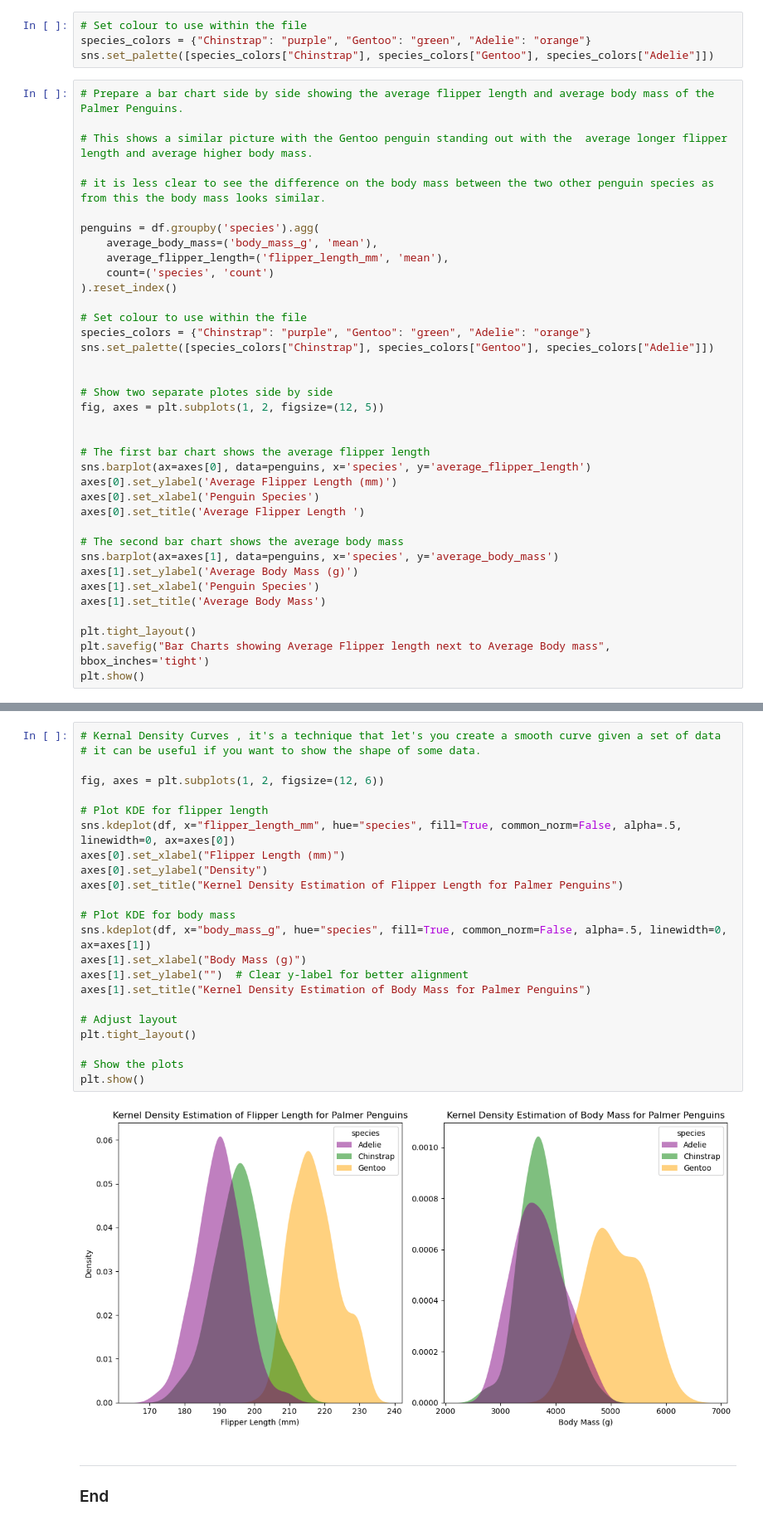
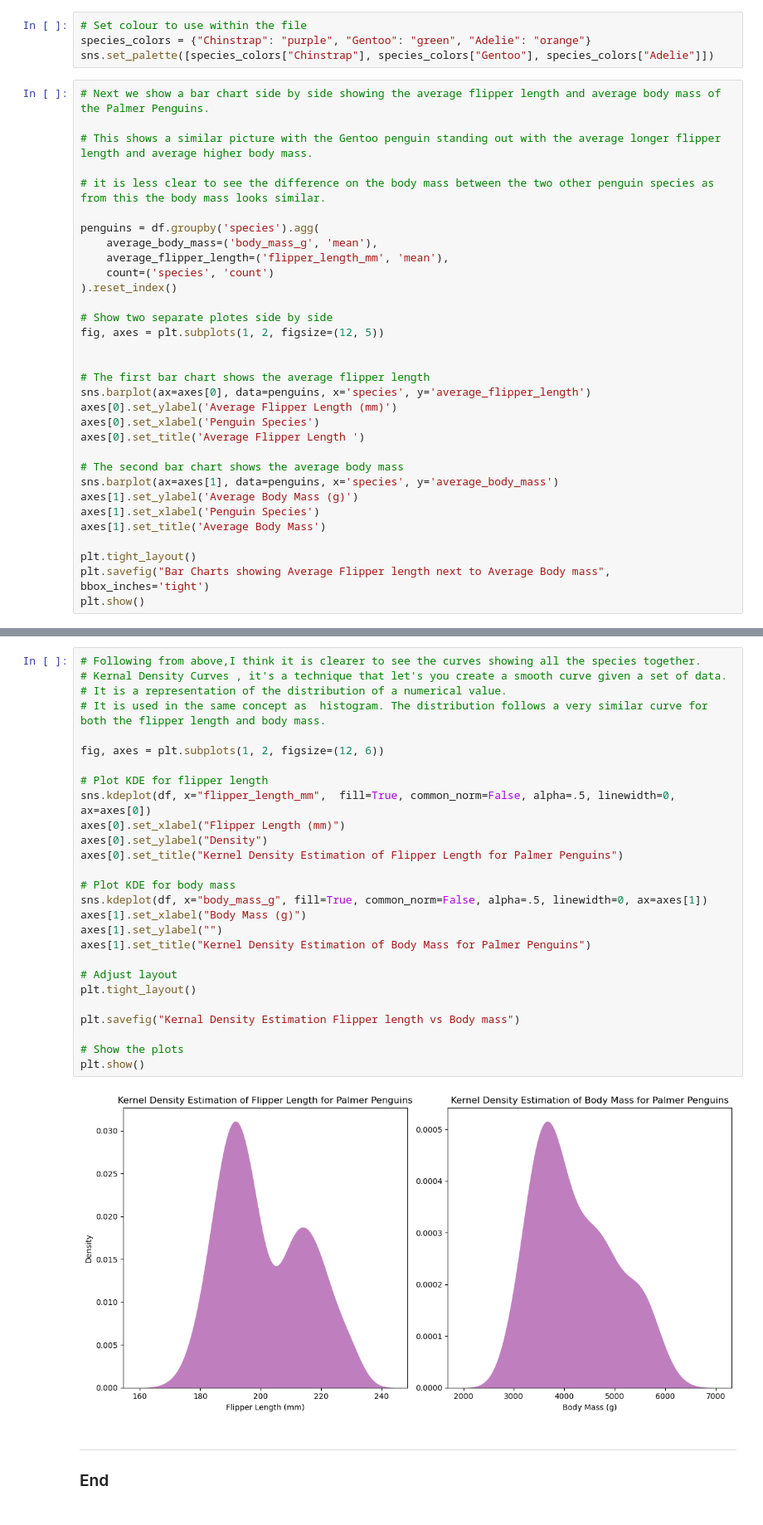
Before and after one commit to Grainne10/myproject, a Jupyter notebook: penguins.ipynb, the cells around one changed output, grey strips where cells are left out. Shown at 83% size. Saved outputs shown, nothing was run; the diff lists cells and outputs as text.

Commit message:
Descriptions of Kernal Density Estimation and PairPlot

```diff
--- a/penguins.ipynb
+++ b/penguins.ipynb
@@ -307,9 +307,9 @@ plt.show()
 species_colors = {"Chinstrap": "purple", "Gentoo": "green", "Adelie": "orange"}
 sns.set_palette([species_colors["Chinstrap"], species_colors["Gentoo"], species_colors["Adelie"]])
 # %%
-# Prepare a bar chart side by side showing the average flipper length and average body mass of the Palmer Penguins.
+# Next we show a bar chart side by side showing the average flipper length and average body mass of the Palmer Penguins.
 
-# This shows a similar picture with the Gentoo penguin standing out with the  average longer flipper length and average higher body mass.
+# This shows a similar picture with the Gentoo penguin standing out with the average longer flipper length and average higher body mass.
 
 # it is less clear to see the difference on the body mass between the two other penguin species as from this the body mass looks similar.
 
@@ -318,11 +318,6 @@ penguins = df.groupby('species').agg(
     average_flipper_length=('flipper_length_mm', 'mean'),
     count=('species', 'count')
 ).reset_index()
-
-# Set colour to use within the file
-species_colors = {"Chinstrap": "purple", "Gentoo": "green", "Adelie": "orange"}
-sns.set_palette([species_colors["Chinstrap"], species_colors["Gentoo"], species_colors["Adelie"]])
-
 
 # Show two separate plotes side by side
 fig, axes = plt.subplots(1, 2, figsize=(12, 5))
@@ -456,30 +438,34 @@ plt.show()
 # %% [output]
 [figure]
 # %%
-# Kernal Density Curves , it's a technique that let's you create a smooth curve given a set of data
-# it can be useful if you want to show the shape of some data.
+# Following from above,I think it is clearer to see the curves showing all the species together.
+# Kernal Density Curves , it's a technique that let's you create a smooth curve given a set of data.
+# It is a representation of the distribution of a numerical value.
+# It is used in the same concept as  histogram. The distribution follows a very similar curve for both the flipper length and body mass.
 
 fig, axes = plt.subplots(1, 2, figsize=(12, 6))
 
 # Plot KDE for flipper length
-sns.kdeplot(df, x="flipper_length_mm", hue="species", fill=True, common_norm=False, alpha=.5, linewidth=0, ax=axes[0])
+sns.kdeplot(df, x="flipper_length_mm",  fill=True, common_norm=False, alpha=.5, linewidth=0, ax=axes[0])
 axes[0].set_xlabel("Flipper Length (mm)")
 axes[0].set_ylabel("Density")
 axes[0].set_title("Kernel Density Estimation of Flipper Length for Palmer Penguins")
 
 # Plot KDE for body mass
-sns.kdeplot(df, x="body_mass_g", hue="species", fill=True, common_norm=False, alpha=.5, linewidth=0, ax=axes[1])
+sns.kdeplot(df, x="body_mass_g", fill=True, common_norm=False, alpha=.5, linewidth=0, ax=axes[1])
 axes[1].set_xlabel("Body Mass (g)")
-axes[1].set_ylabel("")  # Clear y-label for better alignment
+axes[1].set_ylabel("")
 axes[1].set_title("Kernel Density Estimation of Body Mass for Palmer Penguins")
 
 # Adjust layout
 plt.tight_layout()
 
+plt.savefig("Kernal Density Estimation Flipper length vs Body mass")
+
 # Show the plots
 plt.show()
 # %% [output]
-[figure, old version]
+[figure, new version]
 # %% [markdown]
 ***
 ### End
```
Also changed, not shown: parts of 8 cells of this notebook, 6 other files.
